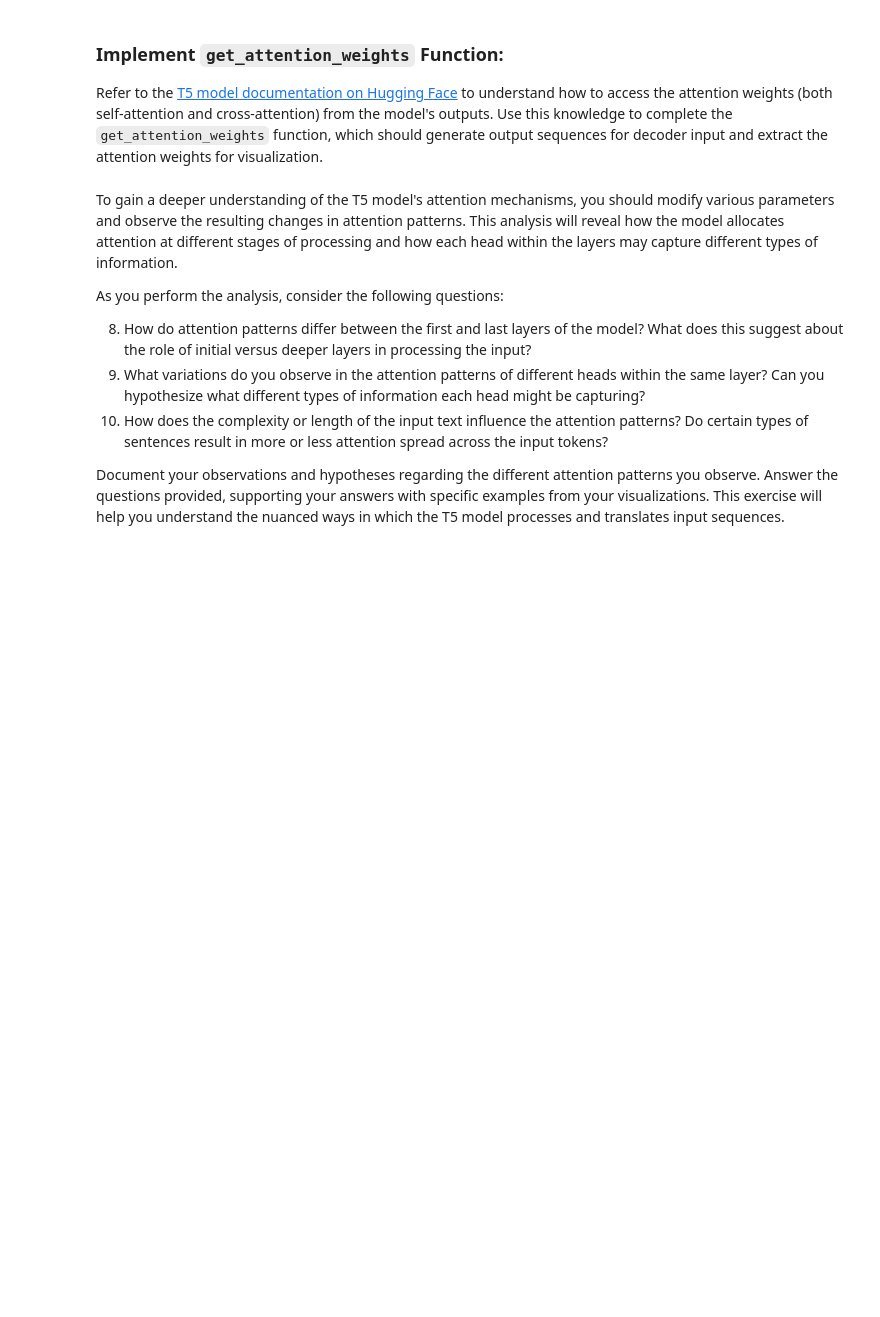
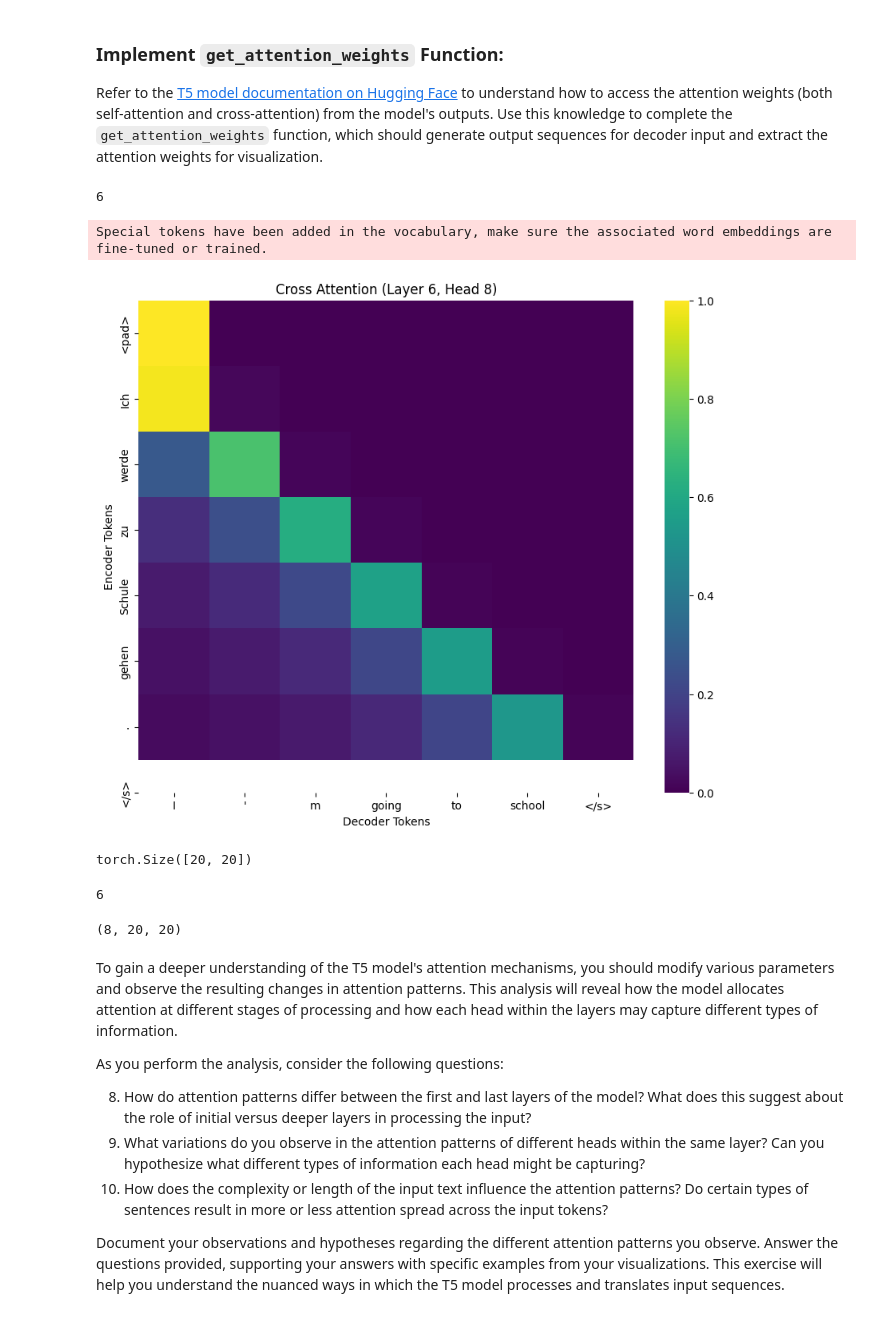
Before and after one commit to peyman886/nlp-coursework, a Jupyter notebook: YaghoubZadeh 1402-2/HomeWork/HW3/NLP02_Assignment3.ipynb, the cells around one changed output. Saved outputs shown, nothing was run; the diff lists cells and outputs as text; code cells hidden in the pictures; blank space fills up the shorter version.

```diff
--- a/YaghoubZadeh 1402-2/HomeWork/HW3/NLP02_Assignment3.ipynb
+++ b/YaghoubZadeh 1402-2/HomeWork/HW3/NLP02_Assignment3.ipynb
@@ -980,34 +1085,41 @@ def get_attention_weights(text, model, tokenizer):
+# %%
+model.config.num_layers
+# %% [output]
+6
 # %%
 # @title Visualize Attention Weights
-text = "Translate English to French: The agreement on the European Economic Area was signed in August 1992." # @param {type:"string"}
-layer_to_visualize = -1 # @param {type:"integer"}
-head_to_visualize = -1 # @param {type:"integer"}
+text = "I'm going to school" # @param {type:"string"}
+layer_to_visualize = 5 # @param {type:"integer"}
+head_to_visualize = 7 # @param {type:"integer"}
 attention_type = "cross" # @param ["cross", "self"]
 
-def visualize_attention(attention_weights, tokens, output_tokens, layer_num, head_num):
-  attention = attention_weights[layer_num][head_num].detach().cpu().numpy()
+def visualize_attention(attention_weights, tokens, output_tokens, layer_num, head_num, attention_type):
+  attention = attention_weights[layer_num][0][head_num].detach().cpu().numpy()
 
   plt.figure(figsize=(10, 8))
   if attention_type == "cross":
     sns.heatmap(attention, xticklabels=tokens, yticklabels=output_tokens, annot=False, cmap='viridis')
   else:
     sns.heatmap(attention, xticklabels=tokens, yticklabels=tokens, annot=False, cmap='viridis')
 
   plt.title(f"{attention_type.title()} Attention (Layer {layer_num + 1}, Head {head_num + 1})")
   plt.xlabel("Decoder Tokens" if attention_type == "cross" else "Input Tokens")
   plt.ylabel("Encoder Tokens" if attention_type == "cross" else "Input Tokens")
   plt.show()
 
 model = T5ForConditionalGeneration.from_pretrained('t5-small')
 tokenizer = T5Tokenizer.from_pretrained('t5-small')
 model.eval()
 
 self_attentions, cross_attentions, output_sequences = get_attention_weights(text, model, tokenizer)
 
 input_tokens = [tokenizer.decode(token_id) for token_id in tokenizer(text, return_tensors="pt")['input_ids'][0]]
 output_tokens = [tokenizer.decode(token_id) for token_id in output_sequences[0]]
 
 if attention_type == "cross":
-  visualize_attention(cross_attentions[layer_to_visualize], input_tokens, output_tokens, layer_to_visualize, head_to_visualize, "cross")
+  visualize_attention(cross_attentions, input_tokens, output_tokens, layer_to_visualize, head_to_visualize, "cross")
 else:
-  visualize_attention(self_attentions[layer_to_visualize], input_tokens, input_tokens, layer_to_visualize, head_to_visualize, "self")
+  visualize_attention(self_attentions, input_tokens, input_tokens, layer_to_visualize, head_to_visualize, "self")
+# %% [output]
+Special tokens have been added in the vocabulary, make sure the associated word embeddings are fine-tuned or trained.
+[figure, added]
@@ -1014,3 +1128,15 @@ else:
+# %%
+cross_attentions[2][0][0].detach().cpu().size()
+# %% [output]
+torch.Size([20, 20])
+# %%
+len(cross_attentions)
+# %% [output]
+6
+# %%
+cross_attentions[5][0].detach().cpu().numpy().shape
+# %% [output]
+(8, 20, 20)
 # %% [markdown]
 To gain a deeper understanding of the T5 model's attention mechanisms, you should modify various parameters and observe the resulting changes in attention patterns. This analysis will reveal how the model allocates attention at different stages of processing and how each head within the layers may capture different types of information.
 
```
Also changed, not shown: parts of 7 cells of this notebook.
